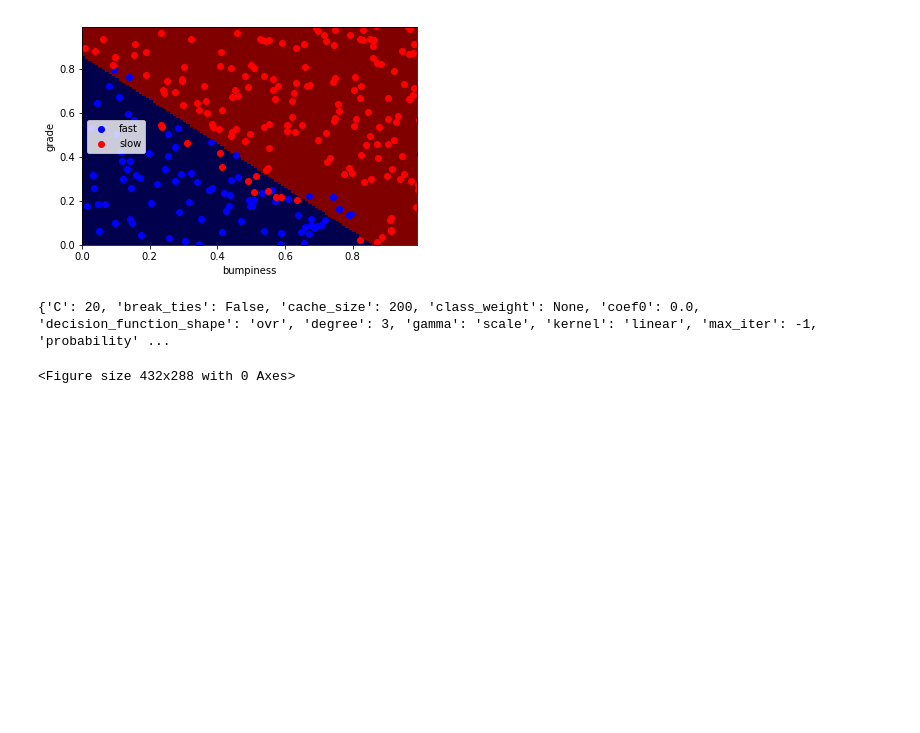
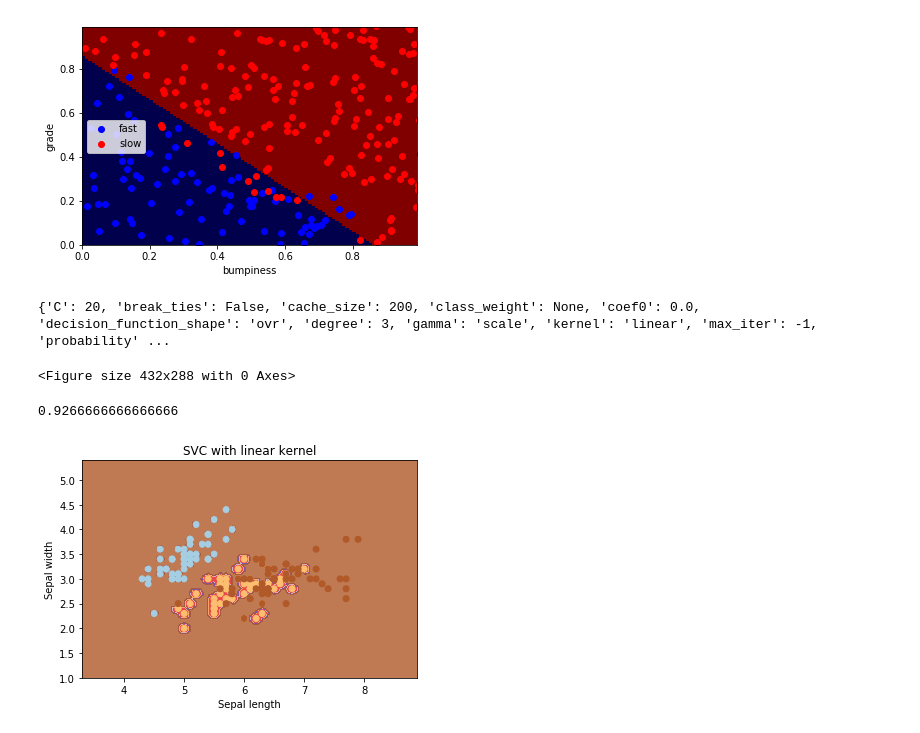
Before and after one commit to Taslim-M/The-Movies-Dataset, a Jupyter notebook: Class Notebook/Class 2 GaussianNB SVM.ipynb, the cells around one changed output. Drawn from its saved outputs; the diff is of its cells as text; code cells hidden in the pictures; blank space fills up the shorter version.

```diff
--- a/Class Notebook/Class 2 GaussianNB SVM.ipynb
+++ b/Class Notebook/Class 2 GaussianNB SVM.ipynb
@@ -65,3 +65,57 @@ print(clf2.get_params())
 [figure]
 {'C': 20, 'break_ties': False, 'cache_size': 200, 'class_weight': None, 'coef0': 0.0, 'decision_function_shape': 'ovr', 'degree': 3, 'gamma': 'scale', 'kernel': 'linear', 'max_iter': -1, 'probability' ...
 <Figure size 432x288 with 0 Axes>
+# %%
+import numpy as np
+import matplotlib.pyplot as plt
+from sklearn import svm, datasets
+
+# import some data to play with
+iris = datasets.load_iris()
+X = iris.data[:, :2] # we only take the first two features.
+y = iris.target
+
+# we create an instance of SVM and fit out data. We do not scale our
+# data since we want to plot the support vectors
+C = 1.0 # SVM regularization parameter
+svc = svm.SVC(kernel='rbf')
+svc.fit(X, y)
+
+print (svc.score (X, y)); # print the trainig score(accuracy)
+
+# create a mesh to plot in
+x_min, x_max = X[:, 0].min() - 1, X[:, 0].max() + 1
+y_min, y_max = X[:, 1].min() - 1, X[:, 1].max() + 1
+h = (x_max / x_min)/100
+
+xx, yy = np.meshgrid(np.arange(x_min, x_max, h),
+np.arange(y_min, y_max, h))
+plt.subplot(1, 1, 1)
+Z = svc.predict(np.c_[xx.ravel(), yy.ravel()])
+Z = Z.reshape(xx.shape)
+
+plt.contourf(xx, yy, Z, cmap=plt.cm.Paired, alpha=0.8)
+plt.scatter(X[:, 0], X[:, 1], c=y, cmap=plt.cm.Paired)
+
+plt.xlabel('Sepal length')
+plt.ylabel('Sepal width')
+plt.xlim(xx.min(), xx.max())
+plt.title('SVC with linear kernel')
+plt.show()
+
+# gamma: Kernel coefficient for ‘rbf’, ‘poly’ and ‘sigmoid’.
+# Higher the value of gamma, will try to exact fit the as per training data set
+# i.e. generalization error and cause over-fitting problem.
+
+#C: Penalty parameter C of the error term.
+#It also controls the trade off between smooth decision boundary and
+# classifying the training points correctly.
+
+# Nonlinear kernel
+svc = svm.SVC(kernel='rbf', C=1,gamma=1).fit(X, y)
+# try to increase gamma from 1 to 10 to 100
+
+# try to increase C from 1 to 100 to 1000
+# %% [output]
+0.9266666666666666
+[figure, added]
```
Also changed, not shown: 4 other files.
